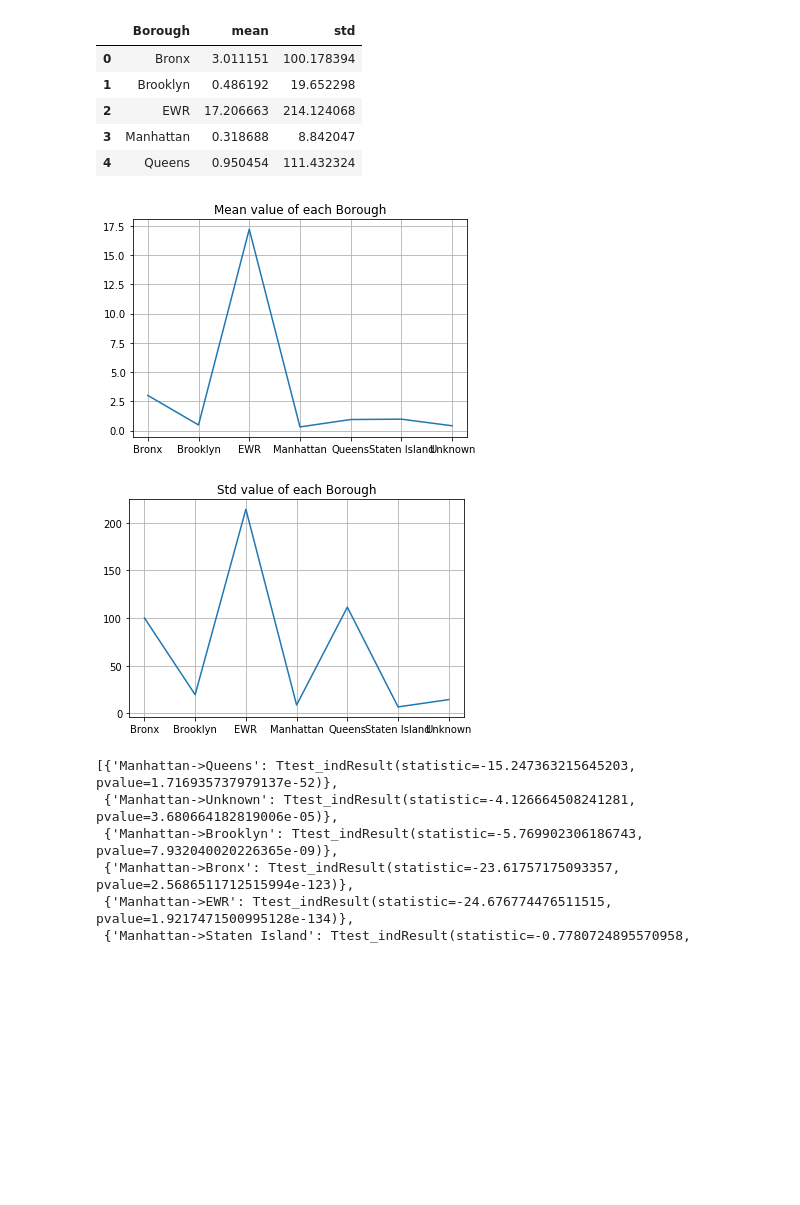
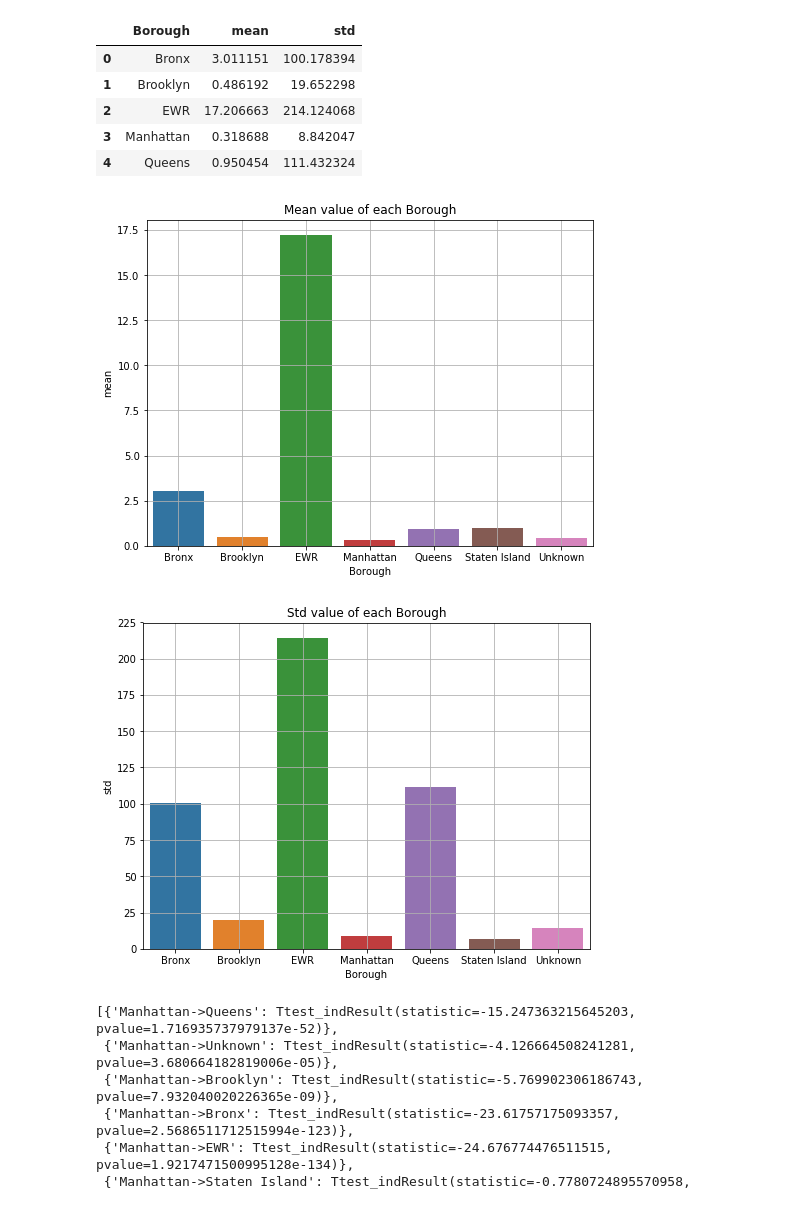
Before and after one commit to Wuj94/nyc-taxi, a Jupyter notebook: ADM _HW2.ipynb, the cells around one changed output. Cells and saved outputs as stored; diff of their text form; code cells hidden in the pictures; blank space fills up the shorter version.

```diff
--- a/ADM _HW2.ipynb
+++ b/ADM _HW2.ipynb
@@ -11,12 +11,18 @@ import datetime
 import warnings
 warnings.filterwarnings('ignore')
 # %%
-first_data  = dd.read_csv("D:\ADM\HW-1\Open data NYC Yellow cab\yellow_tripdata_2018-01.csv")
-second_data = dd.read_csv("D:\ADM\HW-1\Open data NYC Yellow cab\yellow_tripdata_2018-02.csv")
-third_data= dd.read_csv("D:\ADM\HW-1\Open data NYC Yellow cab\yellow_tripdata_2018-03.csv")
-fourth_data= dd.read_csv("D:\ADM\HW-1\Open data NYC Yellow cab\yellow_tripdata_2018-04.csv")
-fifth_data= dd.read_csv("D:\ADM\HW-1\Open data NYC Yellow cab\yellow_tripdata_2018-05.csv")
-sixth_data= dd.read_csv("D:\ADM\HW-1\Open data NYC Yellow cab\yellow_tripdata_2018-06.csv")
+first_data  = dd.read_csv("D:\ADM\HW-1\Open data NYC Yellow cab\yellow_tripdata_2018-01.csv",usecols=['tpep_pickup_datetime','tpep_dropoff_datetime', 'PULocationID', 'DOLocationID',
+                               'total_amount','fare_amount', 'payment_type', 'trip_distance', 'passenger_count'])
+second_data = dd.read_csv("D:\ADM\HW-1\Open data NYC Yellow cab\yellow_tripdata_2018-02.csv",usecols=['tpep_pickup_datetime','tpep_dropoff_datetime', 'PULocationID', 'DOLocationID',
+                               'total_amount','fare_amount', 'payment_type', 'trip_distance', 'passenger_count'])
+third_data= dd.read_csv("D:\ADM\HW-1\Open data NYC Yellow cab\yellow_tripdata_2018-03.csv",usecols=['tpep_pickup_datetime','tpep_dropoff_datetime', 'PULocationID', 'DOLocationID',
+                               'total_amount','fare_amount', 'payment_type', 'trip_distance', 'passenger_count'])
+fourth_data= dd.read_csv("D:\ADM\HW-1\Open data NYC Yellow cab\yellow_tripdata_2018-04.csv",usecols=['tpep_pickup_datetime','tpep_dropoff_datetime', 'PULocationID', 'DOLocationID',
+                               'total_amount','fare_amount', 'payment_type', 'trip_distance', 'passenger_count'])
+fifth_data= dd.read_csv("D:\ADM\HW-1\Open data NYC Yellow cab\yellow_tripdata_2018-05.csv",usecols=['tpep_pickup_datetime','tpep_dropoff_datetime', 'PULocationID', 'DOLocationID',
+                               'total_amount','fare_amount', 'payment_type', 'trip_distance', 'passenger_count'])
+sixth_data= dd.read_csv("D:\ADM\HW-1\Open data NYC Yellow cab\yellow_tripdata_2018-06.csv",usecols=['tpep_pickup_datetime','tpep_dropoff_datetime', 'PULocationID', 'DOLocationID',
+                               'total_amount','fare_amount', 'payment_type', 'trip_distance', 'passenger_count'])
 # %%
 second_data.head()
 # %% [output]
@@ -150,20 +153,22 @@ mean_std_dataFrameByBorough.head()
 | 4 | Queens | 0.950454 | 111.432324 |
 # %%
 #lets plot the mean and std of each borough
-plt.plot(mean_std_dataFrameByBorough['Borough'],mean_std_dataFrameByBorough['mean'])
+plt.subplots(figsize=(8,6))
+sb.barplot(x='Borough',y='mean',data=mean_std_dataFrameByBorough)
 plt.grid()
 plt.title("Mean value of each Borough")
 plt.show()
 # %% [output]
-[figure, old version]
+[figure, new version]
 # %%
 #lets plot the mean and std of each borough
-plt.plot(mean_std_dataFrameByBorough['Borough'],mean_std_dataFrameByBorough['std'])
+plt.subplots(figsize=(8,6))
+sb.barplot(x='Borough',y='std',data=mean_std_dataFrameByBorough)
 plt.grid()
 plt.title("Std value of each Borough")
 plt.show()
 # %% [output]
-[figure, old version]
+[figure, new version]
 # %%
 # T -TEST
 import scipy
```
Also changed, not shown: parts of 3 cells of this notebook.
